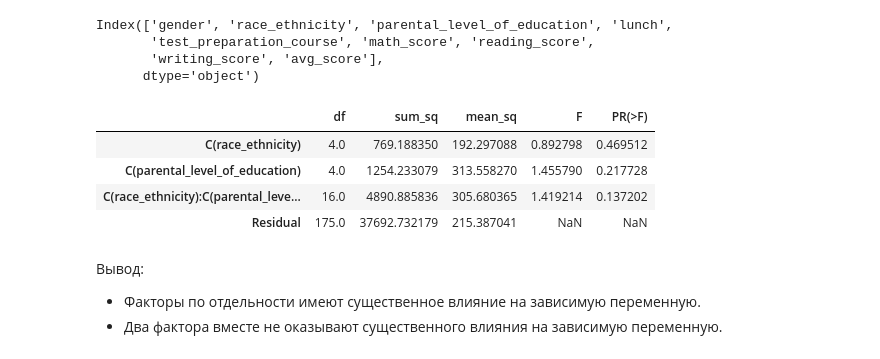
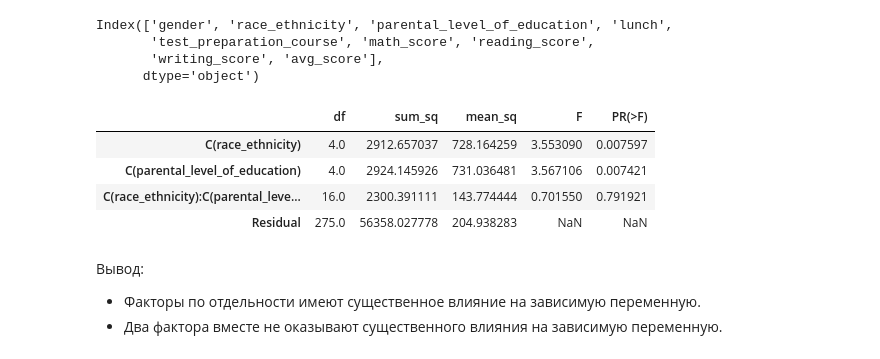
Before and after one commit to L1tewave/stohastic-object-models, a Jupyter notebook: practice_4/report.ipynb, the cells around one changed output. Cells and saved outputs as stored; diff of their text form; code cells hidden in the pictures.

```diff
--- a/practice_4/report.ipynb
+++ b/practice_4/report.ipynb
@@ -210,19 +210,35 @@ Index(['gender', 'race_ethnicity', 'parental_level_of_education', 'lunch',
 # %%
 import statsmodels.api as sm
 from statsmodels.formula.api import ols
 
 variable = "avg_score"
 factor1 = "race_ethnicity"
 factor2 = "parental_level_of_education"
 
-model = ols(f"{variable} ~ C({factor1}) + C({factor2}) + C({factor1}):C({factor2})", dataframe.sample(200)).fit()
+df = dataframe.copy()
+# Пришлось убрать один уровень второго фактора, так как для него недостаточно наблюдений
+df = df.loc[dataframe['parental_level_of_education'] != "master's degree"]
+
+values1 = df[factor1].unique()
+values2 = df[factor2].unique()
+
+# Фильтрация значений
+parts = []
+for value1 in values1:
+    for value2 in values2:
+        part = df[(df[factor1] == value1) & (df[factor2] == value2)].iloc[:12] # Максимально возможное значение
+        parts.append(part)
+
+df = pd.concat(parts, ignore_index=True)
+
+model = ols(f"{variable} ~ C({factor1}) + C({factor2}) + C({factor1}):C({factor2})", df).fit()
 sm.stats.anova_lm(model)
 # %% [output]
 |  | df | sum_sq | mean_sq | F | PR(>F) |
-| C(race_ethnicity) | 4.0 | 769.188350 | 192.297088 | 0.892798 | 0.469512 |
-| C(parental_level_of_education) | 4.0 | 1254.233079 | 313.558270 | 1.455790 | 0.217728 |
-| C(race_ethnicity):C(parental_leve... | 16.0 | 4890.885836 | 305.680365 | 1.419214 | 0.137202 |
-| Residual | 175.0 | 37692.732179 | 215.387041 | NaN | NaN |
+| C(race_ethnicity) | 4.0 | 2912.657037 | 728.164259 | 3.553090 | 0.007597 |
+| C(parental_level_of_education) | 4.0 | 2924.145926 | 731.036481 | 3.567106 | 0.007421 |
+| C(race_ethnicity):C(parental_leve... | 16.0 | 2300.391111 | 143.774444 | 0.701550 | 0.791921 |
+| Residual | 275.0 | 56358.027778 | 204.938283 | NaN | NaN |
 # %% [markdown]
 Вывод:
 - Факторы по отдельности имеют существенное влияние на зависимую переменную.
```
Also changed, not shown: parts of 7 cells of this notebook.
